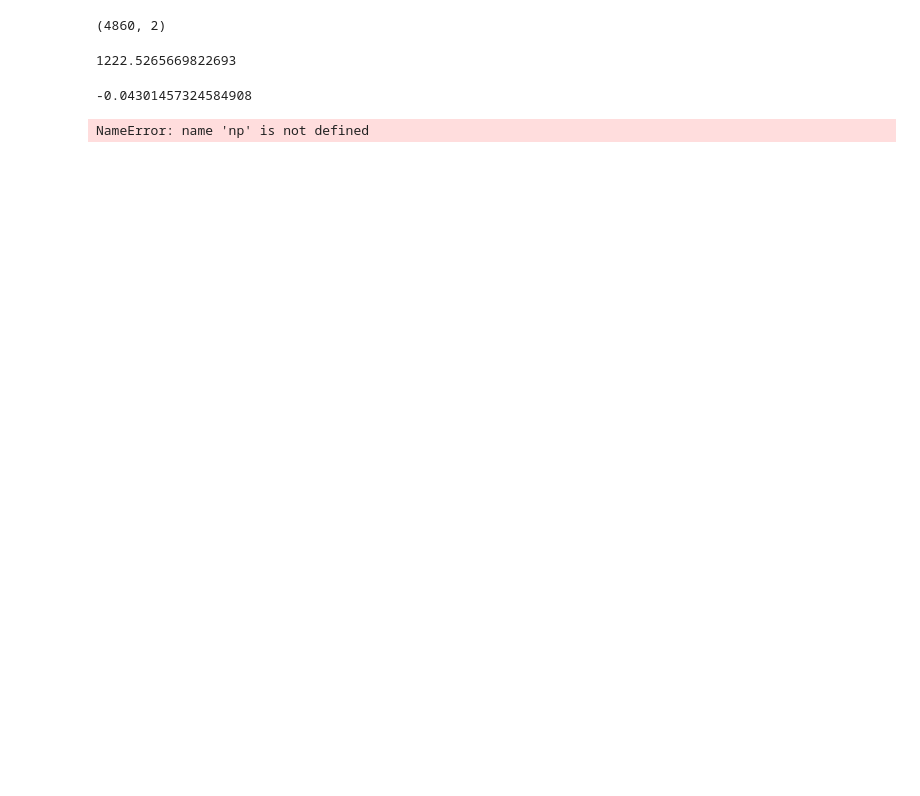
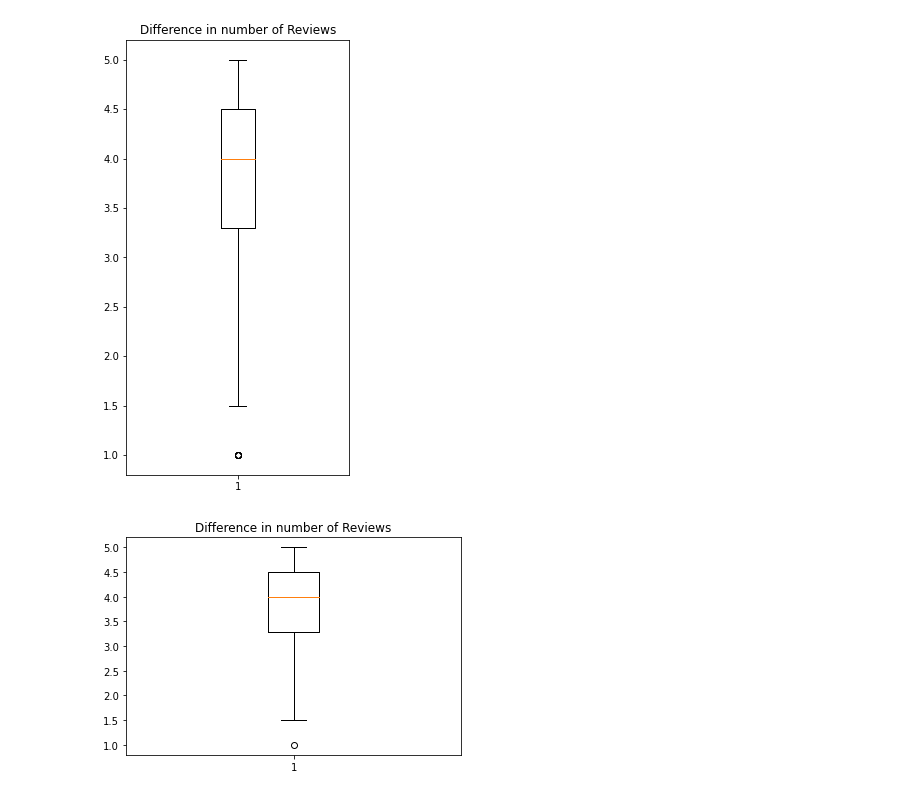
Before and after one commit to ohammond1/Stat628-Module3, a Jupyter notebook: code/chongxuan.ipynb, the cells around one changed output. Saved outputs shown, nothing was run; the diff lists cells and outputs as text; code cells hidden in the pictures; blank space fills up the shorter version.

```diff
--- a/code/chongxuan.ipynb
+++ b/code/chongxuan.ipynb
@@ -45,6 +36,5 @@ review.head()
 # %%
-import time
-start = time.time()
+# Obtain a sample of 300 elite reviews
 result = []
 for i in range(100):
     for j in range(len(elite_users['elite'][i])):
@@ -52,5 +42,8 @@ for i in range(100):
         year = int(elite_users['elite'][i][j])
         influencer_review = review.loc[np.logical_and(review['user_id']==uid,review['year']==year),]
         if not influencer_review.empty:
-            result.append(influencer_review[['business_id', 'date']])
-print(time.time()-start)
+            result.append(influencer_review[['business_id', 'date', 'stars']])
+
+r = pd.concat(result, axis=0)
+r = r.sample(300, random_state=100)
+r = r.reset_index()[['business_id', 'date', 'stars']]
@@ -61,2 +49,0 @@ r = pd.concat(result, axis=0)
-# %%
-r = r.reset_index()[['business_id', 'date']]
@@ -72,31 +50,48 @@ r.head()
-# %%
-r.shape
-# %% [output]
-(4860, 2)
 # %%
-start = time.time()
+# For each elite review of a business, find all reviews of the business before and after 1 month
+# Compare to reviews happening during the same time interval for other businesses
 res = []
-for i in range(100):
+res_all = []
+for i in range(300):
     bid = r['business_id'][i]
     d = r['date'][i]
     before = review['stars'][np.logical_and(review['business_id']==bid,
-                                            d - review['date'] > pd.to_timedelta(0, unit='second'),
-                                            d - review['date'] < pd.to_timedelta(30, unit='day'))]
+                                            np.logical_and(d - review['date'] > pd.to_timedelta(0, unit='second'),
+                                            d - review['date'] < pd.to_timedelta(30, unit='day')))]
+    before_all = review[['stars', 'business_id']][np.logical_and(d - review['date'] > pd.to_timedelta(0, unit='second'),
+                                                d - review['date'] < pd.to_timedelta(30, unit='day'))]
     after = review['stars'][np.logical_and(review['business_id']==bid,
-                                          review['date'] - d > pd.to_timedelta(0, unit='second'),
-                                          review['date'] - d < pd.to_timedelta(30, unit='day'))]
-    res.append([np.mean(after) - np.mean(before), len(after) - len(before)])
-print(time.time() - start)
+                                          np.logical_and(review['date'] - d > pd.to_timedelta(0, unit='second'),
+                                          review['date'] - d < pd.to_timedelta(30, unit='day')))]
+    after_all = review[['stars', 'business_id']][np.logical_and(review['date'] - d > pd.to_timedelta(0, unit='second'),
+                                               review['date'] - d < pd.to_timedelta(30, unit='day'))]
+    before_all = before_all.set_index('business_id')
+    after_all = after_all.set_index('business_id')
+    tmp = []
+    for j in range(np.min([after_all.shape[0], 1000])):
+        busi_id = after_all.index[j]
+        tmp2 = []
+        if busi_id in before_all.index:
+            try:
+                tmp2.extend([np.mean(after_all.loc[busi_id, 'stars']), len(after_all.loc[busi_id, 'stars'])])
+            except:
+                tmp2.extend([np.mean(after_all.loc[busi_id, 'stars']), 1])
+            try:
+                tmp2.extend([np.mean(before_all.loc[busi_id, 'stars']), len(before_all.loc[busi_id, 'stars'])])
+            except:
+                tmp2.extend([np.mean(before_all.loc[busi_id, 'stars']), 1])
+            tmp.append(tmp2)
+    res.append([np.mean(after), np.mean(before), len(after), len(before)])
+    res_all.append(tmp)
-# %% [output]
-1222.5265669822693
-# %%
-import matplotlib.pyplot as plt
-# [elem for elem in res if elem is not np.NAN]
-bo = [not elem for elem in pd.isna(res)]
-np.array(res)[bo].mean()
-# %% [output]
--0.04301457324584908
-# %%
-np.nanmean([elem[1] for elem in res])
-# %% [output]
-NameError: name 'np' is not defined
+# %%
+# Changes in number of all reviews of a business before and after an elite review
+plt.figure(figsize=(4, 8))
+plt.boxplot([elem[1] for elem in res if elem[1] < 1e6])
+plt.title('Difference in number of Reviews')
+plt.show()
+plt.boxplot([elem[0] for elem in res if elem[0] < 1e6])
+plt.title('Difference in number of Reviews')
+plt.show()
+# %% [output]
+[figure, added]
+[figure, added]
```
Also changed, not shown: parts of 18 cells of this notebook.
